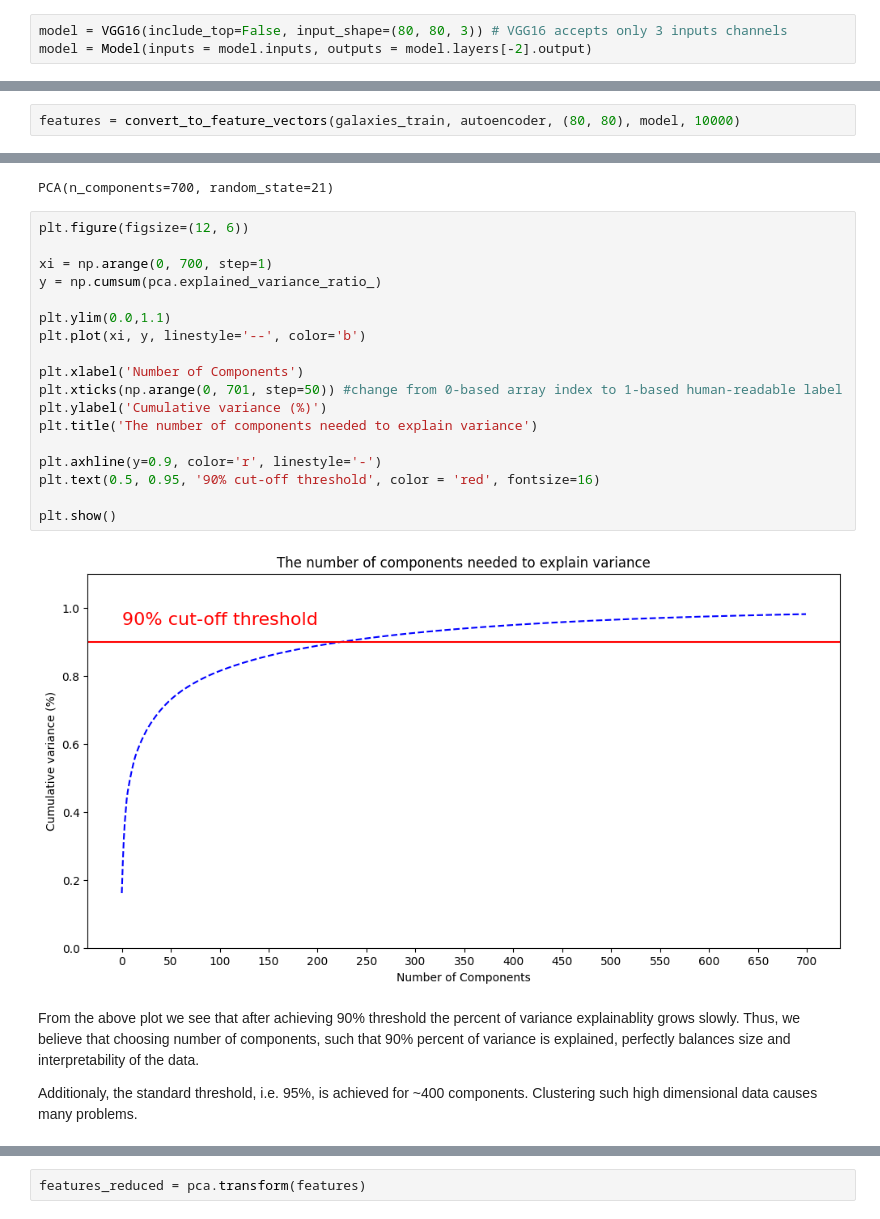
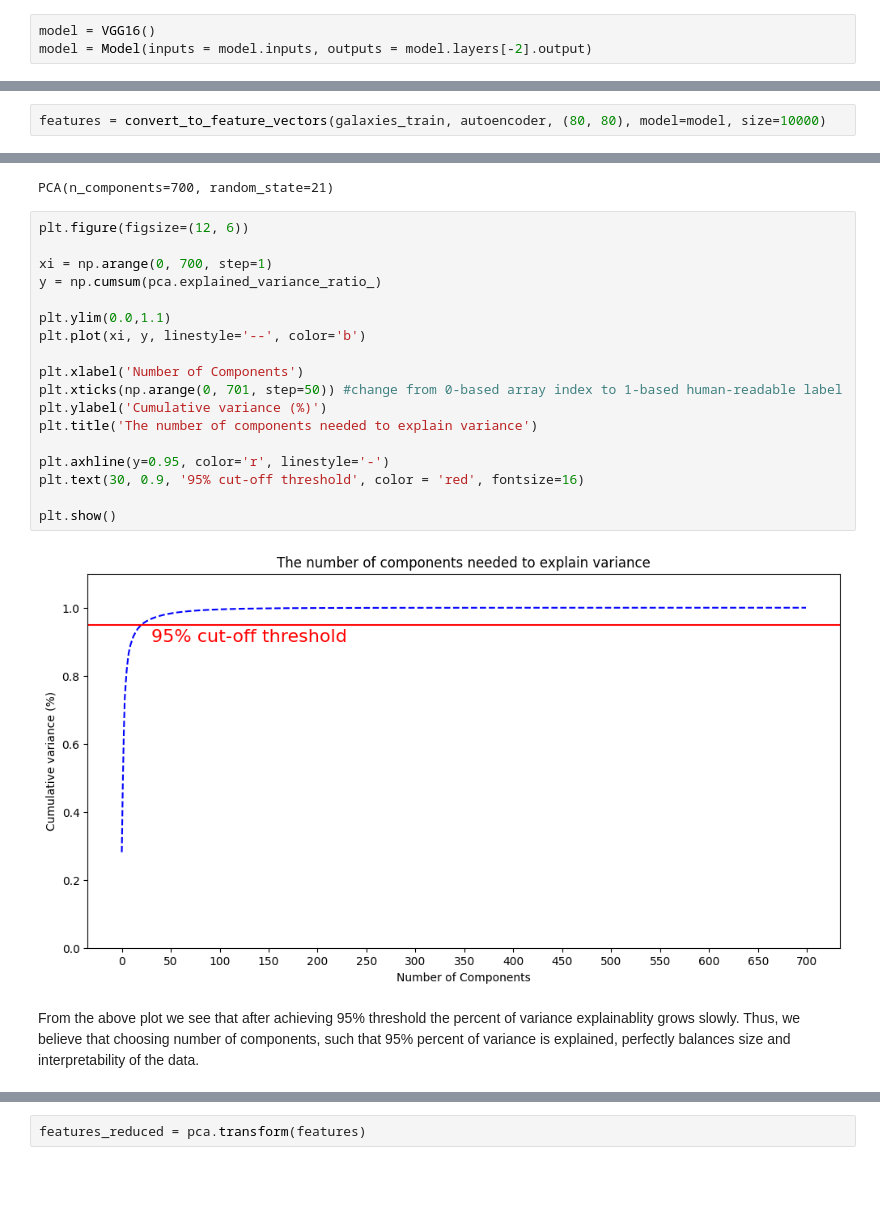
Before and after one commit to piechotam/Galaxies-Clusterization, a Jupyter notebook: processing/processing.ipynb, the cells around one changed output, grey strips where cells are left out. Cells and saved outputs as stored; diff of their text form; blank space fills up the shorter version.

Commit message:
Clustering improvements

```diff
--- a/processing/processing.ipynb
+++ b/processing/processing.ipynb
@@ -193,7 +197,7 @@ We will try two approaches to convert images to feature vectors.
 # %% [markdown]
 ### VGG approach
 # %%
-model = VGG16(include_top=False, input_shape=(80, 80, 3)) # VGG16 accepts only 3 inputs channels
+model = VGG16()
 model = Model(inputs = model.inputs, outputs = model.layers[-2].output)
 # %% [markdown]
 Loading our trained autoencoder
@@ -204,5 +208,5 @@ The function convert_to_feature_vectors processes the images, denoises them usin
 # %%
-features = convert_to_feature_vectors(galaxies_train, autoencoder, (80, 80), model, 10000)
+features = convert_to_feature_vectors(galaxies_train, autoencoder, (80, 80), model=model, size=10000)
 # %% [output]
 1000 out of 10000
 2000 out of 10000
@@ -233,24 +237,22 @@ PCA(n_components=700, random_state=21)
 # %%
 plt.figure(figsize=(12, 6))
 
 xi = np.arange(0, 700, step=1)
 y = np.cumsum(pca.explained_variance_ratio_)
 
 plt.ylim(0.0,1.1)
 plt.plot(xi, y, linestyle='--', color='b')
 
 plt.xlabel('Number of Components')
 plt.xticks(np.arange(0, 701, step=50)) #change from 0-based array index to 1-based human-readable label
 plt.ylabel('Cumulative variance (%)')
 plt.title('The number of components needed to explain variance')
 
-plt.axhline(y=0.9, color='r', linestyle='-')
-plt.text(0.5, 0.95, '90% cut-off threshold', color = 'red', fontsize=16)
+plt.axhline(y=0.95, color='r', linestyle='-')
+plt.text(30, 0.9, '95% cut-off threshold', color = 'red', fontsize=16)
 
 plt.show()
 # %% [output]
-[figure, old version]
+[figure, new version]
 # %% [markdown]
-From the above plot we see that after achieving 90% threshold the percent of variance explainablity grows slowly. Thus, we believe that choosing number of components, such that 90% percent of variance is explained, perfectly balances size and interpretability of the data.
-
-Additionaly, the standard threshold, i.e. 95%, is achieved for ~400 components. Clustering such high dimensional data causes many problems.
+From the above plot we see that after achieving 95% threshold the percent of variance explainablity grows slowly. Thus, we believe that choosing number of components, such that 95% percent of variance is explained, perfectly balances size and interpretability of the data.
```
Also changed, not shown: parts of 29 cells of this notebook, 6 other files.
